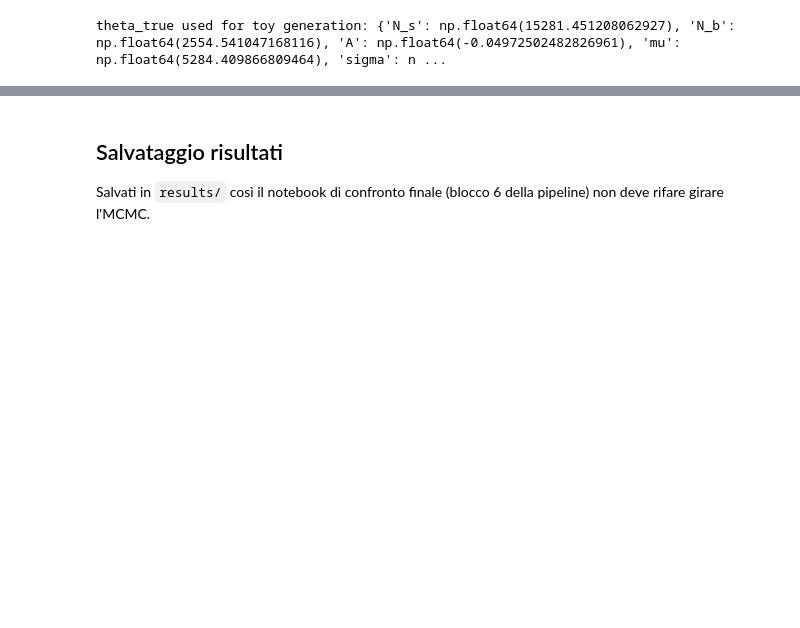
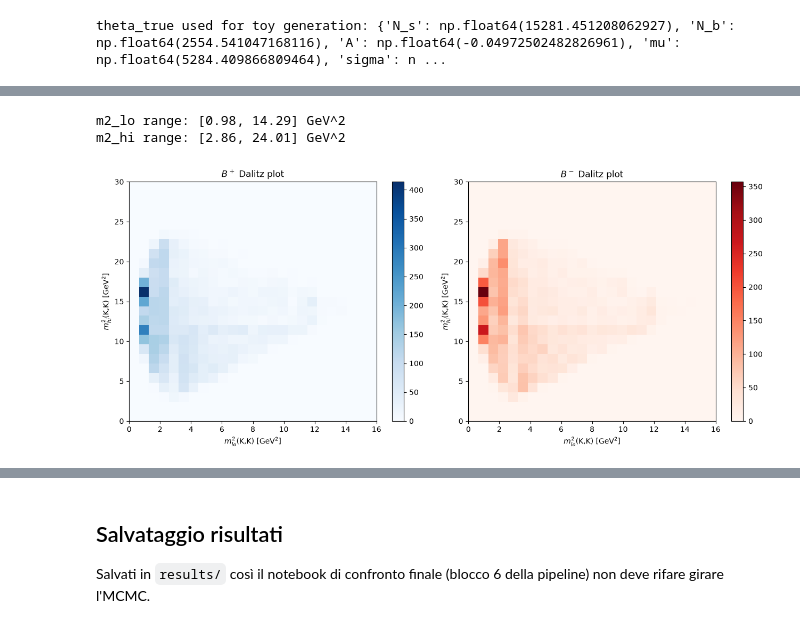
Before and after one commit to gmoretti03/LHCb-opendata-acp, a Jupyter notebook: Code_general/Bayesian/Bayesian_Analysis.ipynb, the cells around one changed output, grey strips where cells are left out. Saved outputs shown, nothing was run; the diff lists cells and outputs as text; code cells hidden in the pictures; blank space fills up the shorter version.

```diff
--- a/Code_general/Bayesian/Bayesian_Analysis.ipynb
+++ b/Code_general/Bayesian/Bayesian_Analysis.ipynb
@@ -455,0 +791,47 @@ empirical 95% coverage: 18/20 = 0.90 (nominale: 0.95)
+# %%
+charges_arr = data[["H1_Charge", "H2_Charge", "H3_Charge"]].to_numpy()
+Bc_arr = data["B_Charge"].to_numpy()
+is_bachelor = charges_arr != np.sign(Bc_arr)[:, None]
+assert np.all(is_bachelor.sum(axis=1) == 1), "atteso esattamente un bachelor per evento"
+bach_idx = np.argmax(is_bachelor, axis=1)
+same_idx = np.array([[j for j in range(3) if j != b] for b in bach_idx])
+
+E_cols = data[["H1_E", "H2_E", "H3_E"]].to_numpy()
+Px_cols = data[["H1_PX", "H2_PX", "H3_PX"]].to_numpy()
+Py_cols = data[["H1_PY", "H2_PY", "H3_PY"]].to_numpy()
+Pz_cols = data[["H1_PZ", "H2_PZ", "H3_PZ"]].to_numpy()
+rows = np.arange(len(data))
+
+def pair_m2(i_idx, j_idx):
+    E = E_cols[rows, i_idx] + E_cols[rows, j_idx]
+    Px = Px_cols[rows, i_idx] + Px_cols[rows, j_idx]
+    Py = Py_cols[rows, i_idx] + Py_cols[rows, j_idx]
+    Pz = Pz_cols[rows, i_idx] + Pz_cols[rows, j_idx]
+    return (E**2 - (Px**2 + Py**2 + Pz**2)) / 1e6  # GeV^2
+
+m2_a = pair_m2(bach_idx, same_idx[:, 0])
+m2_b = pair_m2(bach_idx, same_idx[:, 1])
+m2_lo_dz = np.minimum(m2_a, m2_b)
+m2_hi_dz = np.maximum(m2_a, m2_b)
+
+q_dz = data["B_Charge"].to_numpy()
+print(f"m2_lo range: [{m2_lo_dz.min():.2f}, {m2_lo_dz.max():.2f}] GeV^2")
+print(f"m2_hi range: [{m2_hi_dz.min():.2f}, {m2_hi_dz.max():.2f}] GeV^2")
+# %% [output]
+m2_lo range: [0.98, 14.29] GeV^2
+m2_hi range: [2.86, 24.01] GeV^2
+# %%
+fig, axes = plt.subplots(1, 2, figsize=(13, 5.5))
+dz_range = [[0, 16], [0, 30]]
+h_p = axes[0].hist2d(m2_lo_dz[q_dz > 0], m2_hi_dz[q_dz > 0], bins=25, range=dz_range, cmap="Blues")
+axes[0].set_title(r"$B^+$ Dalitz plot")
+h_m = axes[1].hist2d(m2_lo_dz[q_dz < 0], m2_hi_dz[q_dz < 0], bins=25, range=dz_range, cmap="Reds")
+axes[1].set_title(r"$B^-$ Dalitz plot")
+for ax, h in zip(axes, (h_p, h_m)):
+    ax.set_xlabel(r"$m^2_{lo}$(K,K) [GeV$^2$]")
+    ax.set_ylabel(r"$m^2_{hi}$(K,K) [GeV$^2$]")
+    plt.colorbar(h[3], ax=ax)
+plt.tight_layout()
+plt.show()
+# %% [output]
+[figure, added]
```
Also changed, not shown: parts of 19 cells of this notebook, 1 other file.
